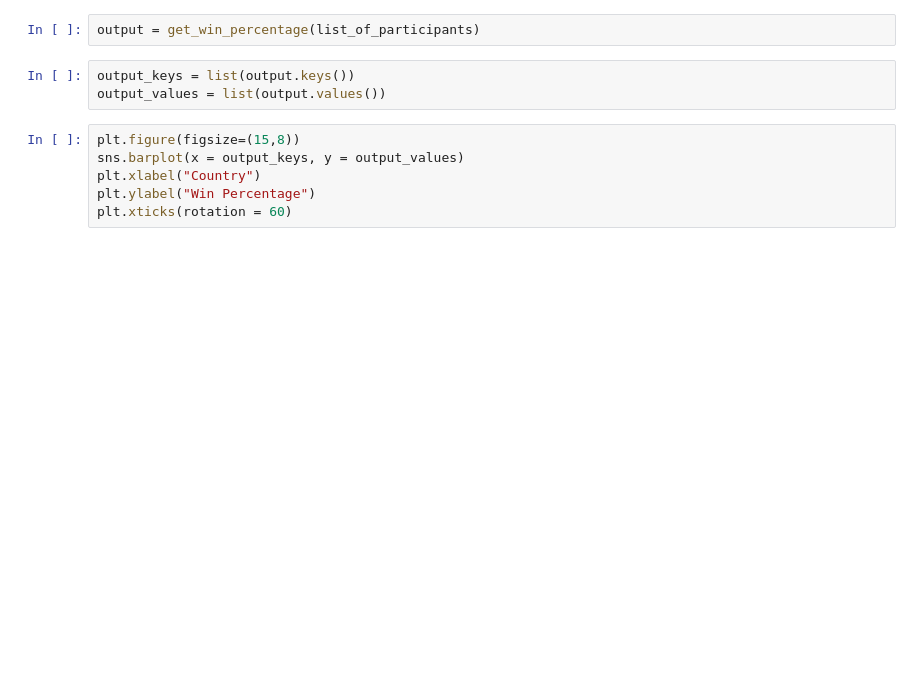
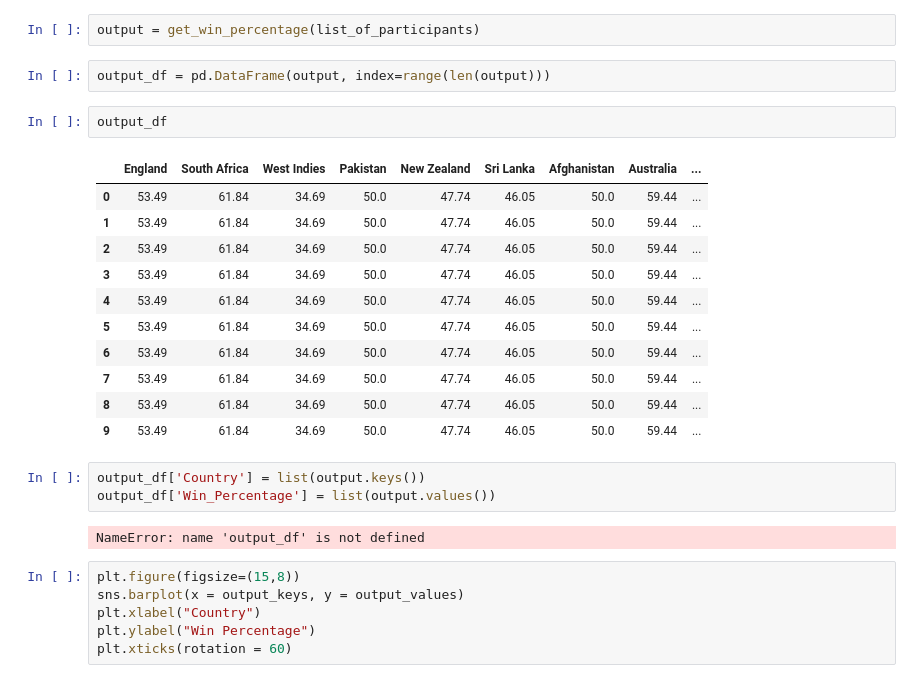
Before and after one commit to singhmanishh/WorldCup2019_Prediction, a Jupyter notebook: DataExploration.ipynb, the cells around one changed output. Drawn from its saved outputs; the diff is of its cells as text; blank space fills up the shorter version.

```diff
--- a/DataExploration.ipynb
+++ b/DataExploration.ipynb
@@ -108,9 +108,27 @@ def get_win_percentage(list):
 list_of_participants = ['England', 'South Africa', 'West Indies', 'Pakistan', 'New Zealand', 'Sri Lanka', 'Afghanistan', 'Australia', 'Bangladesh', 'India']
 # %%
 output = get_win_percentage(list_of_participants)
+# %%
+output_df = pd.DataFrame(output, index=range(len(output)))
+# %%
+output_df
+# %% [output]
+|  | England | South Africa | West Indies | Pakistan | New Zealand | Sri Lanka | Afghanistan | Australia | ... |
+| 0 | 53.49 | 61.84 | 34.69 | 50.0 | 47.74 | 46.05 | 50.0 | 59.44 | ... |
+| 1 | 53.49 | 61.84 | 34.69 | 50.0 | 47.74 | 46.05 | 50.0 | 59.44 | ... |
+| 2 | 53.49 | 61.84 | 34.69 | 50.0 | 47.74 | 46.05 | 50.0 | 59.44 | ... |
+| 3 | 53.49 | 61.84 | 34.69 | 50.0 | 47.74 | 46.05 | 50.0 | 59.44 | ... |
+| 4 | 53.49 | 61.84 | 34.69 | 50.0 | 47.74 | 46.05 | 50.0 | 59.44 | ... |
+| 5 | 53.49 | 61.84 | 34.69 | 50.0 | 47.74 | 46.05 | 50.0 | 59.44 | ... |
+| 6 | 53.49 | 61.84 | 34.69 | 50.0 | 47.74 | 46.05 | 50.0 | 59.44 | ... |
+| 7 | 53.49 | 61.84 | 34.69 | 50.0 | 47.74 | 46.05 | 50.0 | 59.44 | ... |
+| 8 | 53.49 | 61.84 | 34.69 | 50.0 | 47.74 | 46.05 | 50.0 | 59.44 | ... |
+| 9 | 53.49 | 61.84 | 34.69 | 50.0 | 47.74 | 46.05 | 50.0 | 59.44 | ... |
 # %%
-output_keys = list(output.keys())
-output_values = list(output.values())
+output_df['Country'] = list(output.keys())
+output_df['Win_Percentage'] = list(output.values())
+# %% [output]
+NameError: name 'output_df' is not defined
 # %%
 plt.figure(figsize=(15,8))
 sns.barplot(x = output_keys, y = output_values)
```
